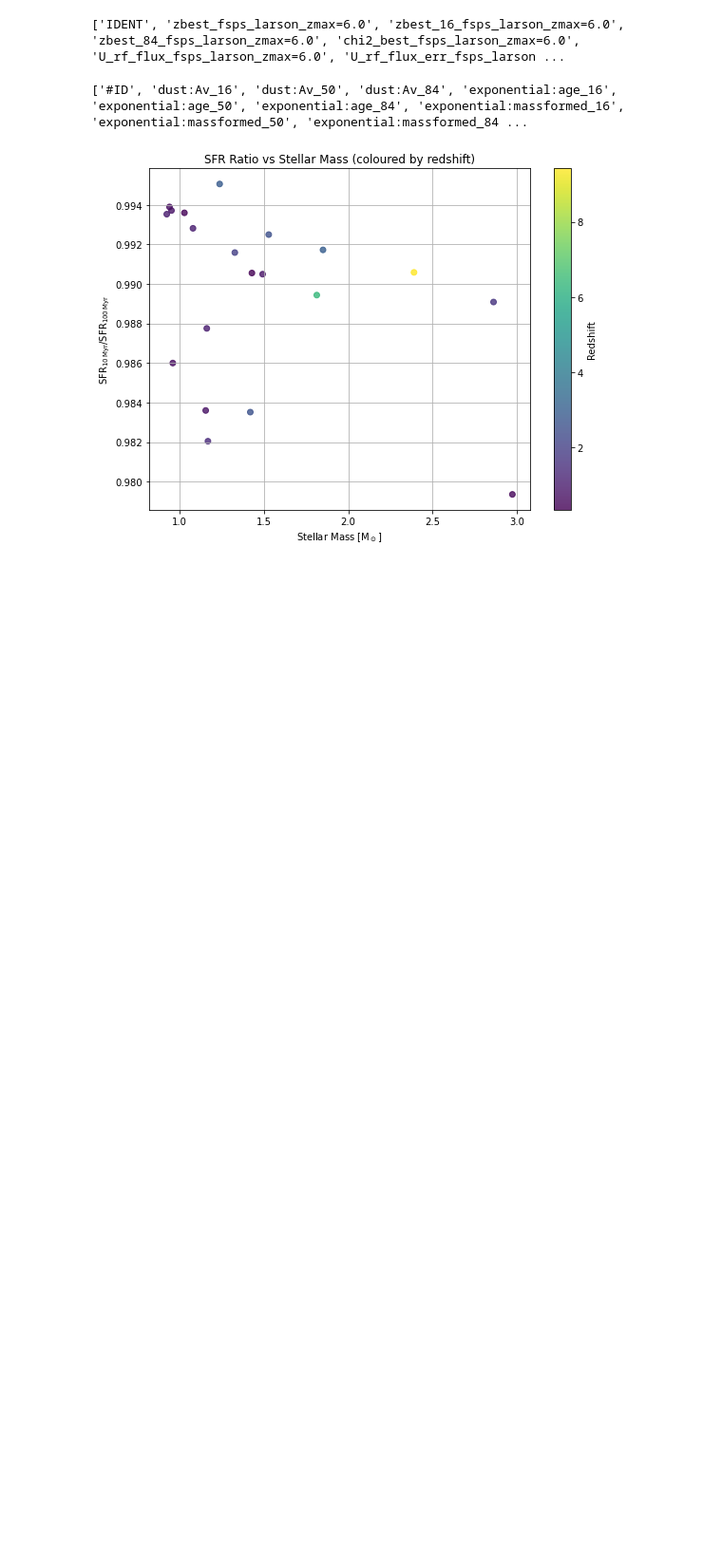
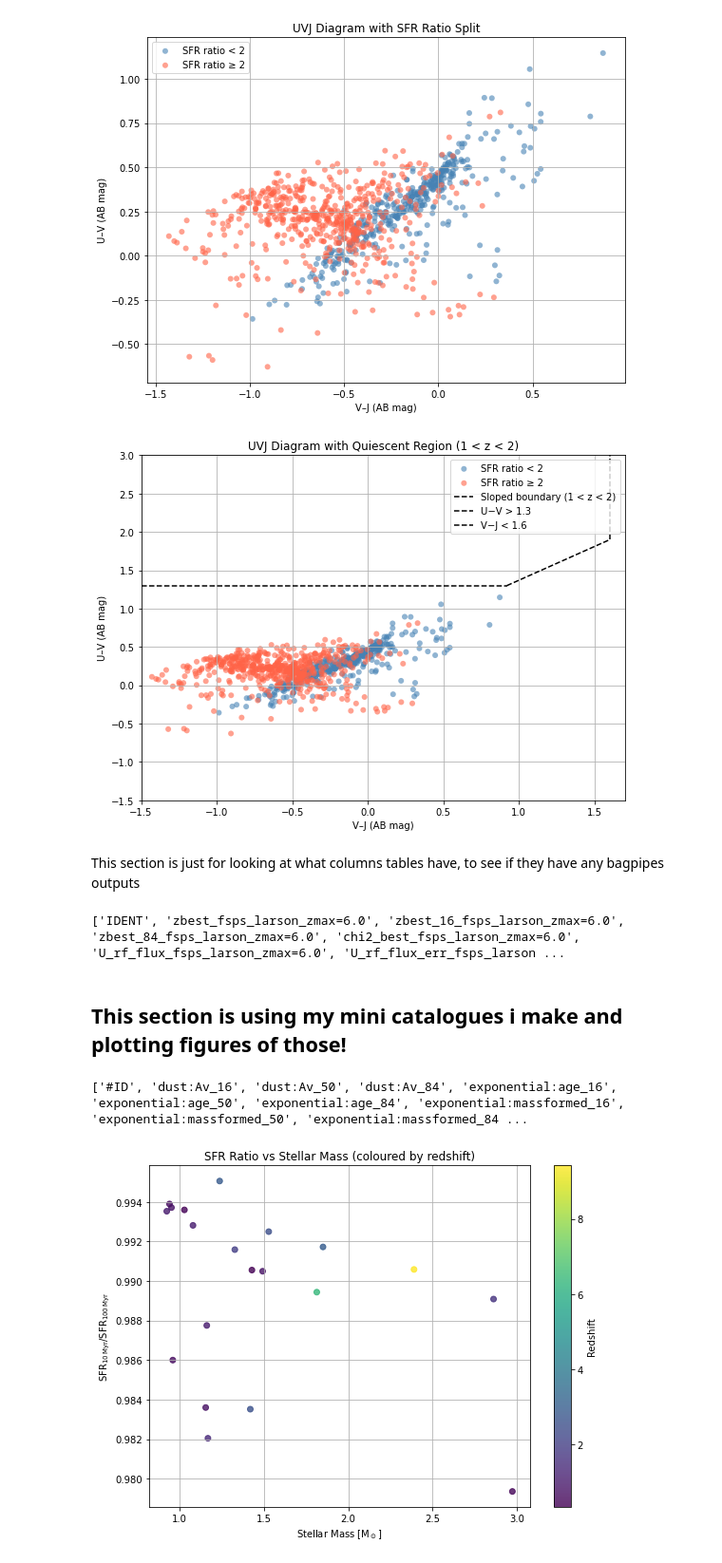
Before and after one commit to giorgiariley/PSb_summer_project, a Jupyter notebook: bagpipes_correlating_JN.ipynb, the cells around one changed output. Shown: that part at 95% size. Drawn from its saved outputs; the diff is of its cells as text; code cells hidden in the pictures; blank space fills up the shorter version.

```diff
--- a/bagpipes_correlating_JN.ipynb
+++ b/bagpipes_correlating_JN.ipynb
@@ -72,3 +134,73 @@ plt.show()
+# %%
+import numpy as np
+import matplotlib.pyplot as plt
+
+uv = table_bagpipes["UV_colour_50"]
+vj = table_bagpipes["VJ_colour_50"]
+
+# Masks for the two groups
+mask_low_sfr = np.isfinite(uv) & np.isfinite(vj) & (sfr_ratio < 2) & np.isfinite(sfr_ratio)
+mask_high_sfr = np.isfinite(uv) & np.isfinite(vj) & (sfr_ratio >= 2) & np.isfinite(sfr_ratio)
+
+plt.figure(figsize=(8, 6))
+
+# Plot galaxies with sfr_ratio < 2
+plt.scatter(vj[mask_low_sfr], uv[mask_low_sfr], color='steelblue', alpha=0.6, edgecolor='none', label='SFR ratio < 2')
+
+# Plot galaxies with sfr_ratio >= 2
+plt.scatter(vj[mask_high_sfr], uv[mask_high_sfr], color='tomato', alpha=0.6, edgecolor='none', label='SFR ratio ≥ 2')
+
+plt.xlabel("V–J (AB mag)")
+plt.ylabel("U–V (AB mag)")
+plt.title("UVJ Diagram with SFR Ratio Split")
+plt.legend()
+plt.grid(True)
+plt.tight_layout()
+plt.show()
+
+#---------trying to add those lines!
+
+uv = table_bagpipes["UV_colour_50"]
+vj = table_bagpipes["VJ_colour_50"]
+
+mask_low_sfr = np.isfinite(uv) & np.isfinite(vj) & (sfr_ratio < 2) & np.isfinite(sfr_ratio)
+mask_high_sfr = np.isfinite(uv) & np.isfinite(vj) & (sfr_ratio >= 2) & np.isfinite(sfr_ratio)
+
+plt.figure(figsize=(8, 6))
+
+# Plot galaxies
+plt.scatter(vj[mask_low_sfr], uv[mask_low_sfr], color='steelblue', alpha=0.6, label='SFR ratio < 2', edgecolor='none')
+plt.scatter(vj[mask_high_sfr], uv[mask_high_sfr], color='tomato', alpha=0.6, label='SFR ratio ≥ 2', edgecolor='none')
+
+# Define V-J range for the sloped line
+vj_line = np.linspace(0.92, 1.6, 100)
+uv_line = 0.88 * vj_line + 0.49
+
+# Plot the sloped boundary
+plt.plot(vj_line, uv_line, 'k--', label='Sloped boundary (1 < z < 2)')
+
+# Plot horizontal line U-V = 1.3 (for V-J < 1.6)
+plt.hlines(1.3, xmin=-1.5, xmax=0.92, colors='k', linestyles='--', label='U−V > 1.3')
+
+# Plot vertical line V-J = 1.6 (for U-V > 1.3)
+plt.vlines(1.6, ymin=1.898, ymax=3, colors='k', linestyles='--', label='V−J < 1.6')
+
+# Set plot limits to focus on relevant region
+plt.xlim(-1.5, 1.7)
+plt.ylim(-1.5, 3)
+
+plt.xlabel("V–J (AB mag)")
+plt.ylabel("U–V (AB mag)")
+plt.title("UVJ Diagram with Quiescent Region (1 < z < 2)")
+plt.legend()
+plt.grid(True)
+plt.tight_layout()
+plt.show()
+# %% [output]
+[figure, added]
+[figure, added]
+# %% [markdown]
+This section is just for looking at what columns tables have, to see if they have any bagpipes outputs
 # %%
 #messing around with the bagpipes output of the JADES catalogue
 #deducing correlations between star formation rate ratios and other properties
@@ -89,6 +221,8 @@ hdulist.close()
 print(table_bagpipes.colnames)
 # %% [output]
 ['IDENT', 'zbest_fsps_larson_zmax=6.0', 'zbest_16_fsps_larson_zmax=6.0', 'zbest_84_fsps_larson_zmax=6.0', 'chi2_best_fsps_larson_zmax=6.0', 'U_rf_flux_fsps_larson_zmax=6.0', 'U_rf_flux_err_fsps_larson ...
+# %% [markdown]
+## This section is using my mini catalogues i make and plotting figures of those!
 # %%
 #messing around with the bagpipes output of the JADES catalogue
 #deducing correlations between star formation rate ratios and other properties
```
Also changed, not shown: parts of 2 cells of this notebook.
